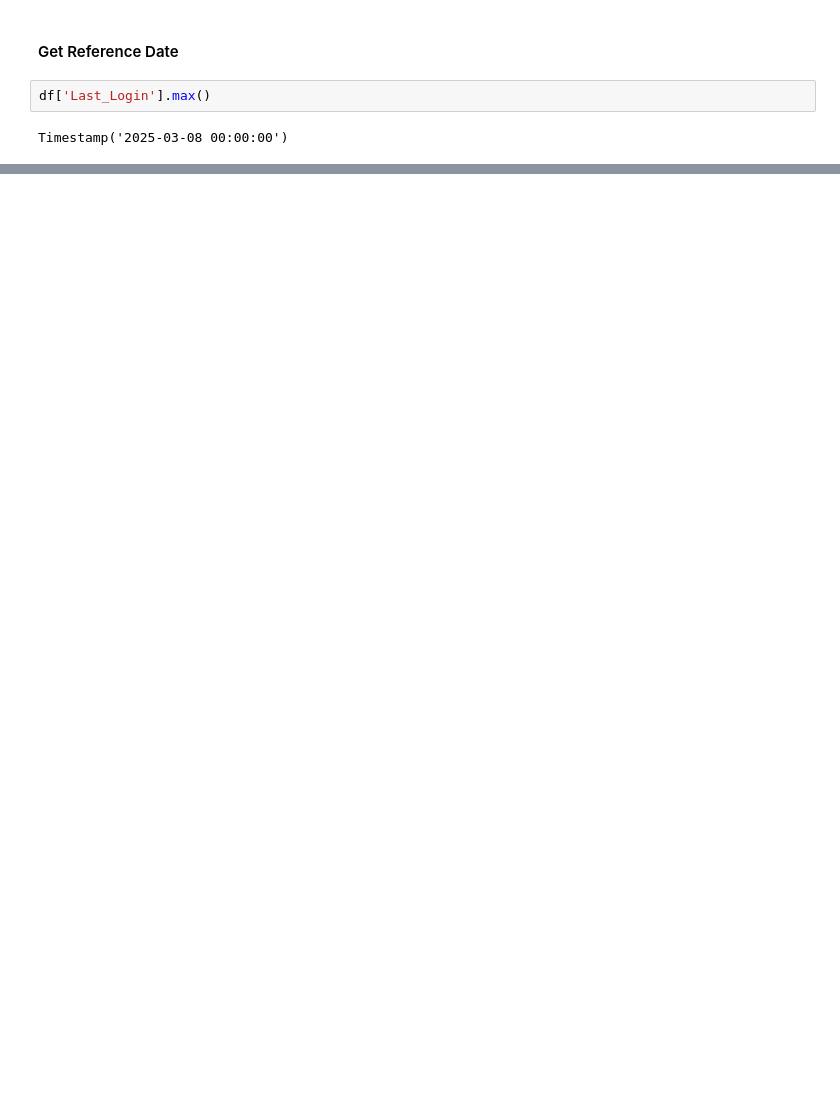
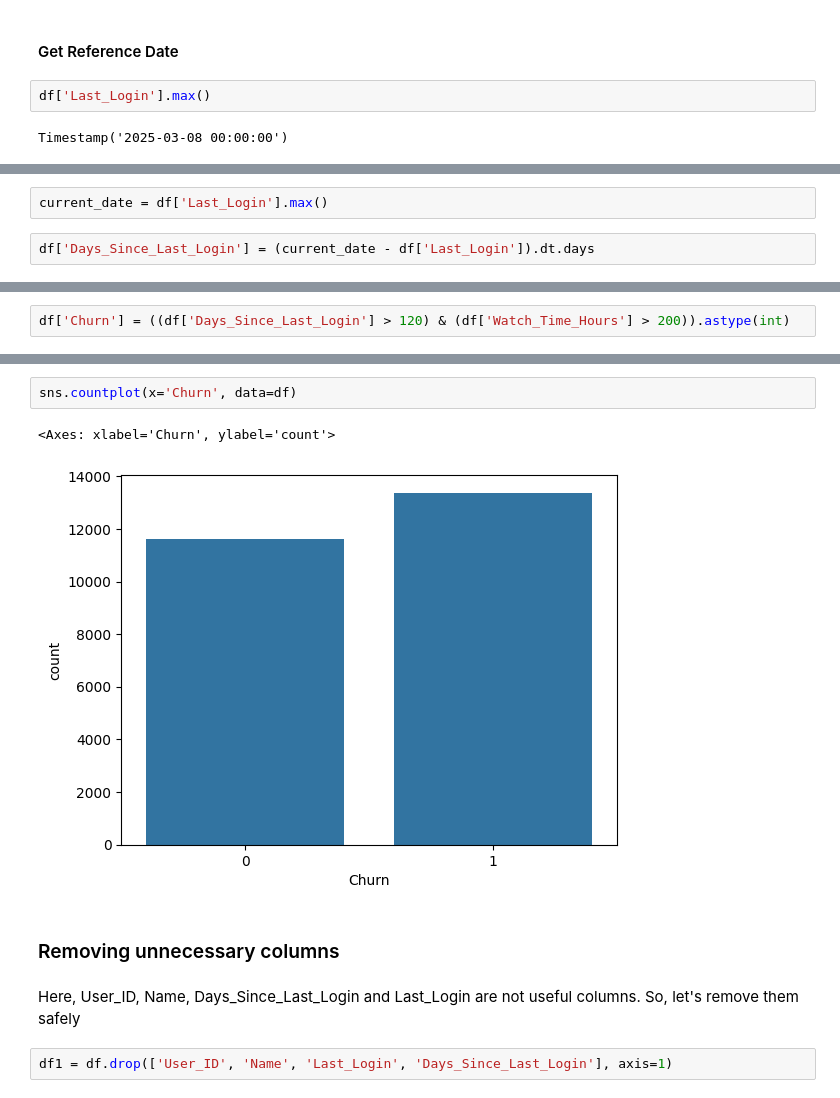
Before and after one commit to sandesh287/data-science-models-ipynb, a Jupyter notebook: netflix_churn_prediction.ipynb, the cells around one changed output, grey strips where cells are left out. Drawn from its saved outputs; the diff is of its cells as text; blank space fills up the shorter version.

Commit message:
netflix churn prediction model created and saved

```diff
--- a/netflix_churn_prediction.ipynb
+++ b/netflix_churn_prediction.ipynb
@@ -161,0 +195,4 @@ Timestamp('2025-03-08 00:00:00')
+# %%
+current_date = df['Last_Login'].max()
+# %%
+df['Days_Since_Last_Login'] = (current_date - df['Last_Login']).dt.days
@@ -161,0 +240,2 @@ Timestamp('2025-03-08 00:00:00')
+# %%
+df['Churn'] = ((df['Days_Since_Last_Login'] > 120) & (df['Watch_Time_Hours'] > 200)).astype(int)
@@ -161,0 +258,11 @@ Timestamp('2025-03-08 00:00:00')
+# %%
+sns.countplot(x='Churn', data=df)
+# %% [output]
+<Axes: xlabel='Churn', ylabel='count'>
+[figure, added]
+# %% [markdown]
+<h3>Removing unnecessary columns</h3>
+# %% [markdown]
+<p>Here, User_ID, Name, Days_Since_Last_Login and Last_Login are not useful columns. So, let's remove them safely</p>
+# %%
+df1 = df.drop(['User_ID', 'Name', 'Last_Login', 'Days_Since_Last_Login'], axis=1)
```
Also changed, not shown: parts of 76 cells of this notebook.
